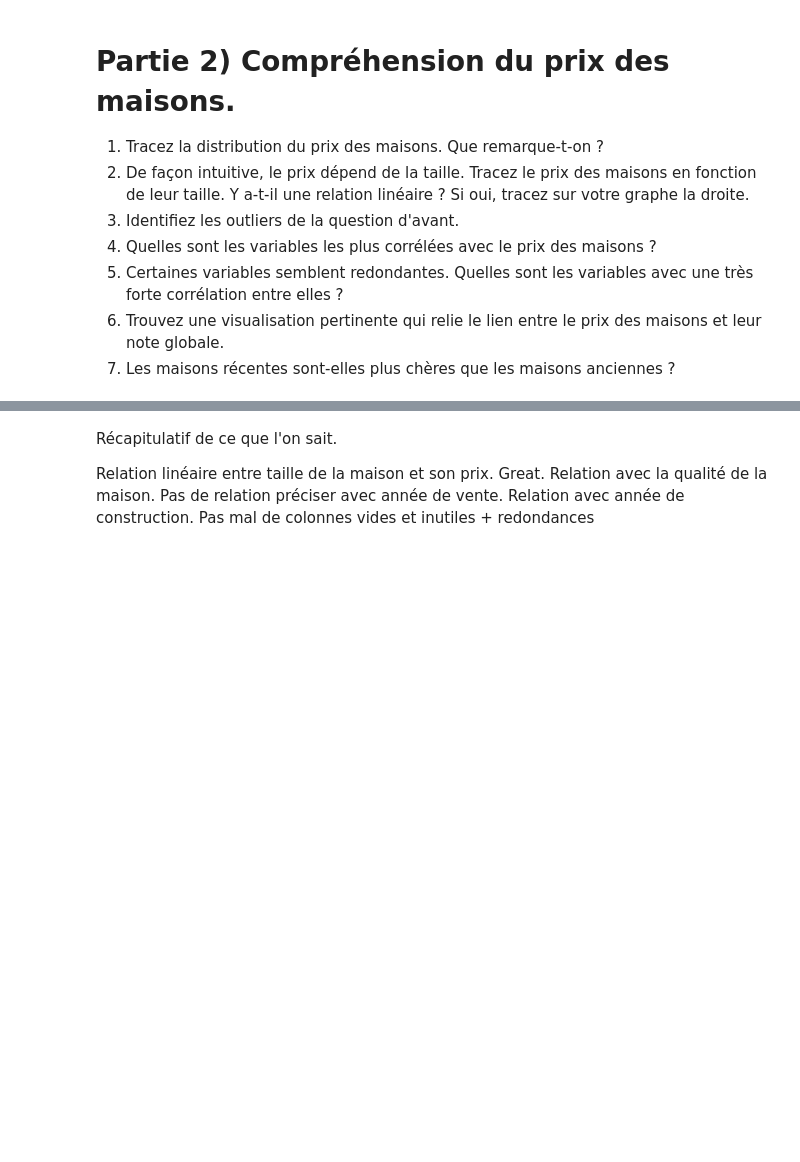
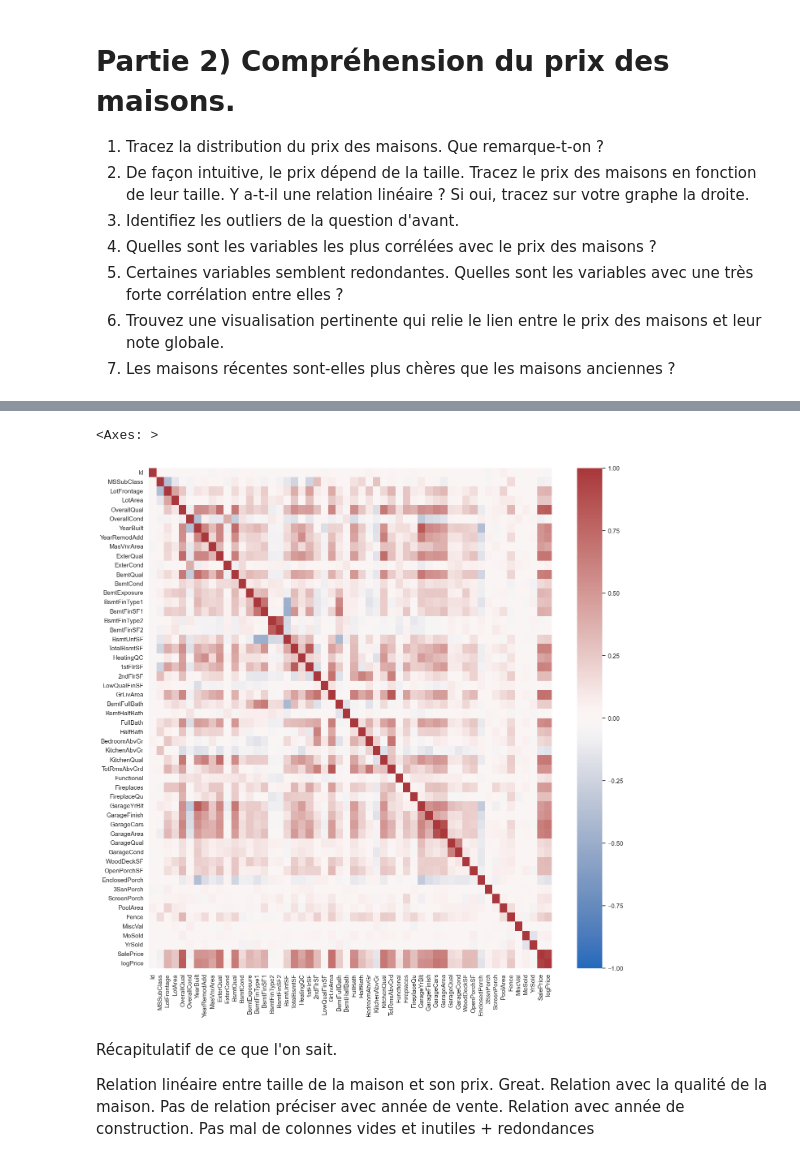
Before and after one commit to citrontruc/Exercice2HousePrice, a Jupyter notebook: Correction_house_analysis.ipynb, the cells around one changed output, grey strips where cells are left out. Saved outputs shown, nothing was run; the diff lists cells and outputs as text; code cells hidden in the pictures; blank space fills up the shorter version.

```diff
--- a/Correction_house_analysis.ipynb
+++ b/Correction_house_analysis.ipynb
@@ -67,0 +305,9 @@ print(f"On possède {len(list_col_identical)} colonnes avec 90 % des valeurs ide
+# %%
+# Question 5) On va obtenir une immense matrice. C'est coton.
+
+corr_val = train_house.corr(numeric_only=True).round(2)
+sns.set(rc={"figure.figsize":(16, 16)})
+sns.heatmap(corr_val, vmax=1, vmin=-1, center=0, cmap='vlag', annot=False)
+# %% [output]
+<Axes: >
+[figure, added]
```
Also changed, not shown: parts of 31 cells of this notebook.
